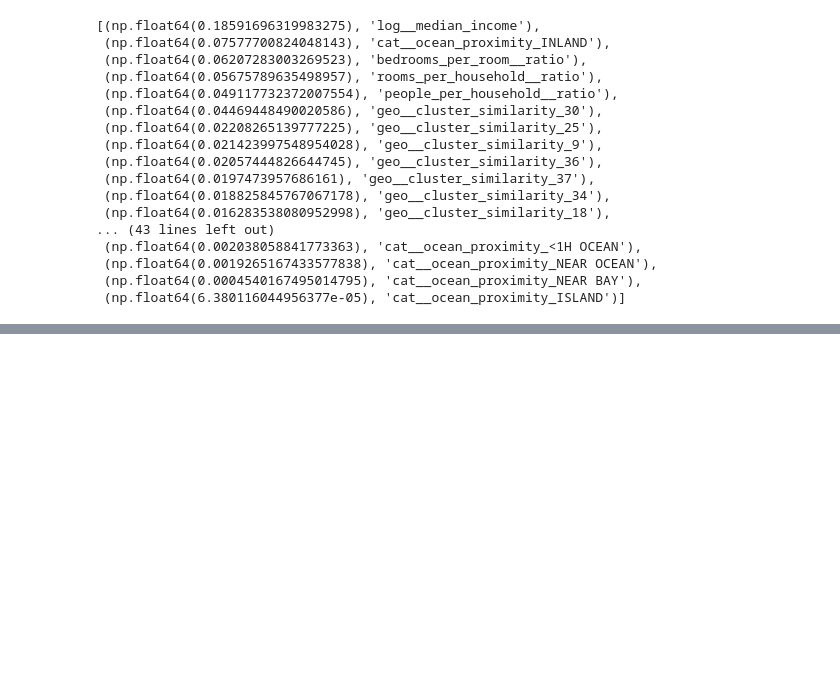
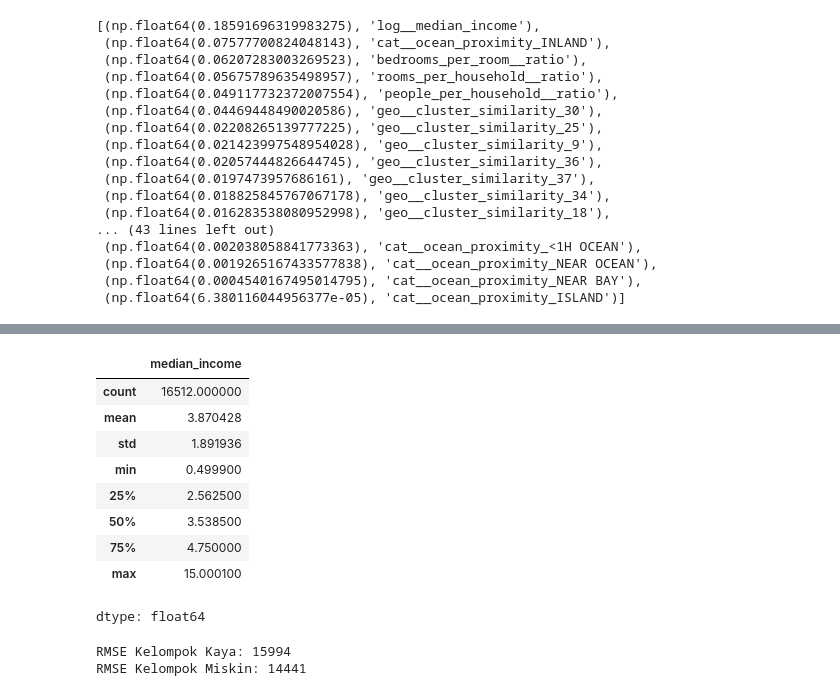
Before and after one commit to setyawanandrew74-pixel/MLops_Project_1, a Jupyter notebook: notebooks/data preparation final revisi.ipynb, the cells around one changed output, grey strips where cells are left out. Saved outputs shown, nothing was run; the diff lists cells and outputs as text; code cells hidden in the pictures; blank space fills up the shorter version.

```diff
--- a/notebooks/data preparation final revisi.ipynb
+++ b/notebooks/data preparation final revisi.ipynb
@@ -484,3 +487,33 @@ sorted(zip(feature_importances,
  (np.float64(0.0019265167433577838), 'cat__ocean_proximity_NEAR OCEAN'),
  (np.float64(0.0004540167495014795), 'cat__ocean_proximity_NEAR BAY'),
  (np.float64(6.380116044956377e-05), 'cat__ocean_proximity_ISLAND')]
+# %%
+#contoh kalo pakai selectfrom model_selection import SelectFromModel
+from sklearn.pipeline import Pipeline
+from sklearn.feature_selection import SelectFromModel
+from sklearn.ensemble import RandomForestRegressor
+
+pipeline = Pipeline([
+    ("preprocessing", preprocessing),
+    ("select", SelectFromModel(
+        RandomForestRegressor(random_state=42),
+        threshold="median"
+    )),
+    ("random_forest", RandomForestRegressor(random_state=42))
+])
+
+param_distribs = {
+    "preprocessing__geo__n_clusters": randint(low=3, high=50),
+    "random_forest__max_features": randint(low=2, high=25),
+}
+
+rnd_search_forest_reg = RandomizedSearchCV(
+    pipeline,  # bukan full_pipeline
+    param_distributions=param_distribs,
+    n_iter=10,
+    cv=3,
+    scoring="neg_root_mean_squared_error",
+    random_state=42,
+    refit=True,
+)
+rnd_search_forest_reg.fit(housing_train_x, housing_labels_train_y)
@@ -486,0 +577,48 @@ sorted(zip(feature_importances,
+# %%
+housing_train_x['median_income'].describe()
+# %% [output]
+|  | median_income |
+| count | 16512.000000 |
+| mean | 3.870428 |
+| std | 1.891936 |
+| min | 0.499900 |
+| 25% | 2.562500 |
+| 50% | 3.538500 |
+| 75% | 4.750000 |
+| max | 15.000100 |
+dtype: float64
+# %%
+#kelompokkan data menjadi 2 kelompok berdasarkan median_income, yaitu kelompok kaya dan miskin
+rich = housing_train_x[
+    housing_train_x["median_income"] >= 3.538500
+]
+
+poor = housing_train_x[
+    housing_train_x["median_income"] < 3.538500
+]
+#target
+y_rich = housing_labels_train_y.loc[rich.index]
+y_poor = housing_labels_train_y.loc[poor.index]
+
+#prediksi
+pred_rich = final_model.predict(rich)
+pred_poor = final_model.predict(poor)
+
+#hitung rmse untuk masing-masing kelompok
+from sklearn.metrics import root_mean_squared_error
+
+rmse_rich = root_mean_squared_error(
+    y_rich,
+    pred_rich
+)
+
+rmse_poor = root_mean_squared_error(
+    y_poor,
+    pred_poor
+)
+
+print(f"RMSE Kelompok Kaya: {rmse_rich:.0f}")
+print(f"RMSE Kelompok Miskin: {rmse_poor:.0f}")
+# %% [output]
+RMSE Kelompok Kaya: 15994
+RMSE Kelompok Miskin: 14441
```
Also changed, not shown: parts of 12 cells of this notebook.
